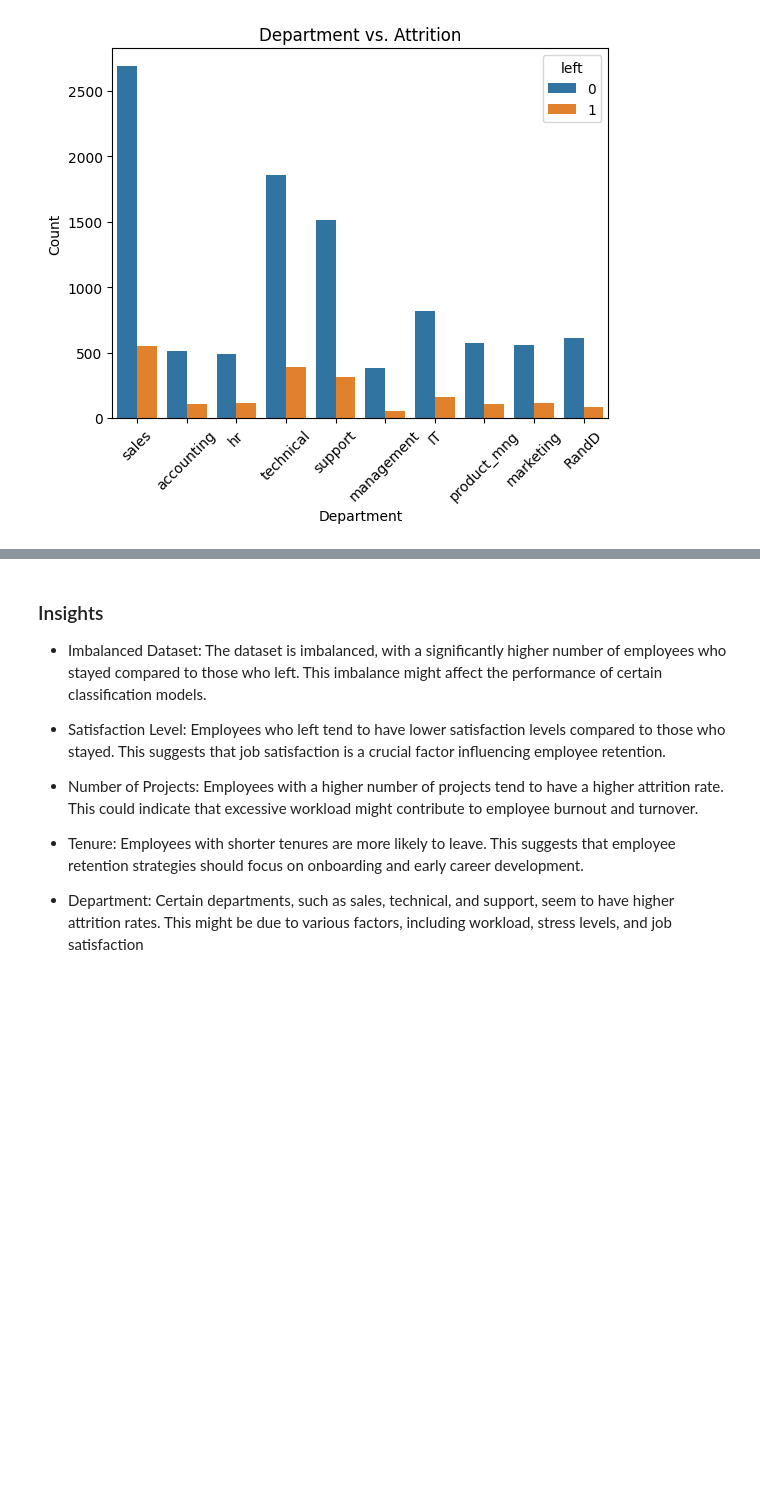
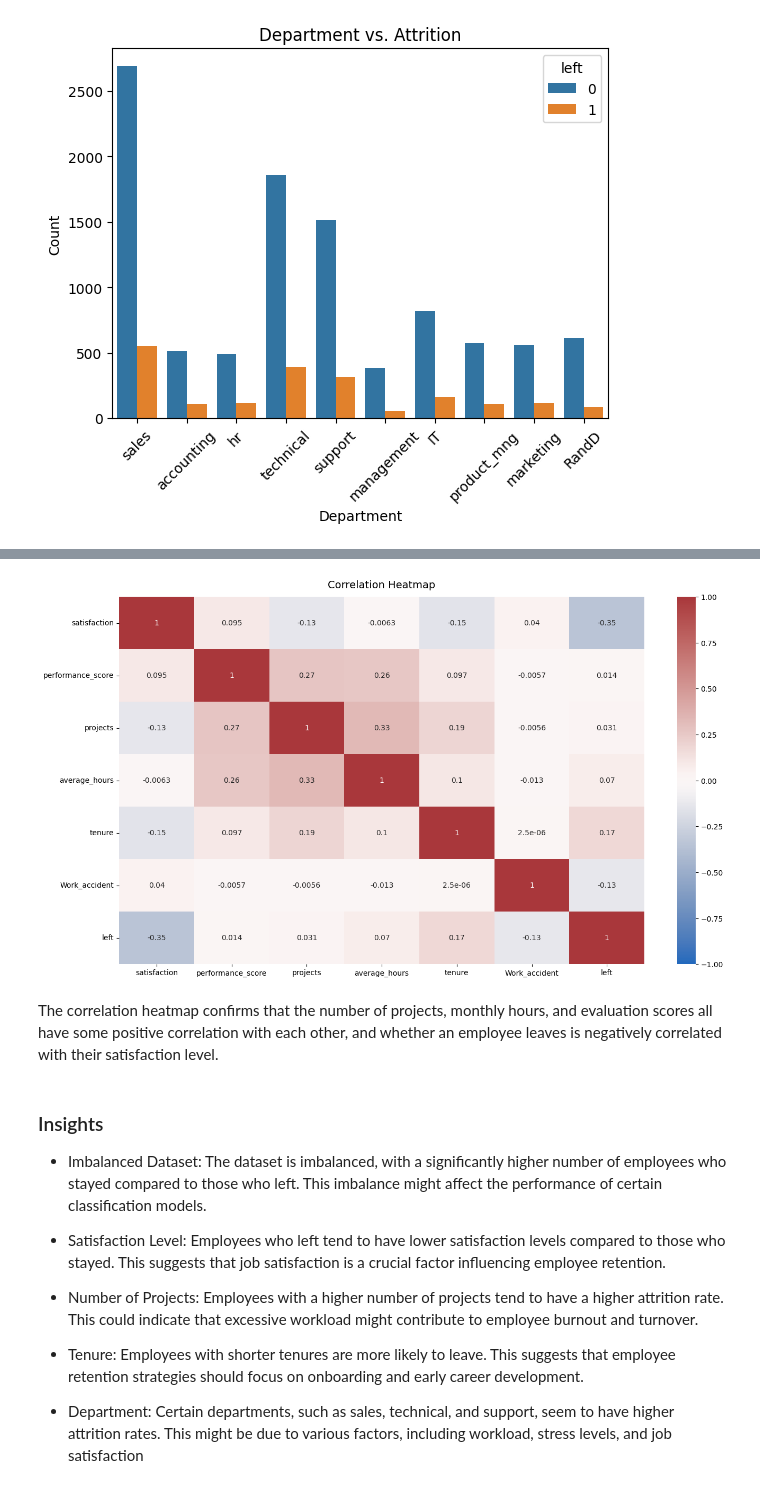
Before and after one commit to ajeronimoguerra/Case-Study-in-R---Amazon-BestBookselling-09-22, a Jupyter notebook: high-employee-turnover-rate.ipynb, the cells around one changed output, grey strips where cells are left out. Saved outputs shown, nothing was run; the diff lists cells and outputs as text; code cells hidden in the pictures; blank space fills up the shorter version.

```diff
--- a/high-employee-turnover-rate.ipynb
+++ b/high-employee-turnover-rate.ipynb
@@ -453,3 +474,18 @@ plt.show()
+# %%
+# Assuming 'df0_no_duplicates' is your DataFrame
+columns_to_plot = ['satisfaction', 'performance_score', 'projects', 'average_hours',
+       'tenure', 'Work_accident', 'left']
+
+# Select the desired columns from the DataFrame
+df_selected = df0_no_duplicates[columns_to_plot]
+
+plt.figure(figsize=(16, 9))
+heatmap = sns.heatmap(df_selected.corr(), vmin=-1, vmax=1, annot=True, cmap=sns.color_palette("vlag", as_cmap=True))
+heatmap.set_title('Correlation Heatmap', fontdict={'fontsize':14}, pad=12);
+# %% [output]
+[figure, added]
+# %% [markdown]
+The correlation heatmap confirms that the number of projects, monthly hours, and evaluation scores all have some positive correlation with each other, and whether an employee leaves is negatively correlated with their satisfaction level.
 # %% [markdown]
 ### Insights
 
```
Also changed, not shown: parts of 9 cells of this notebook.
